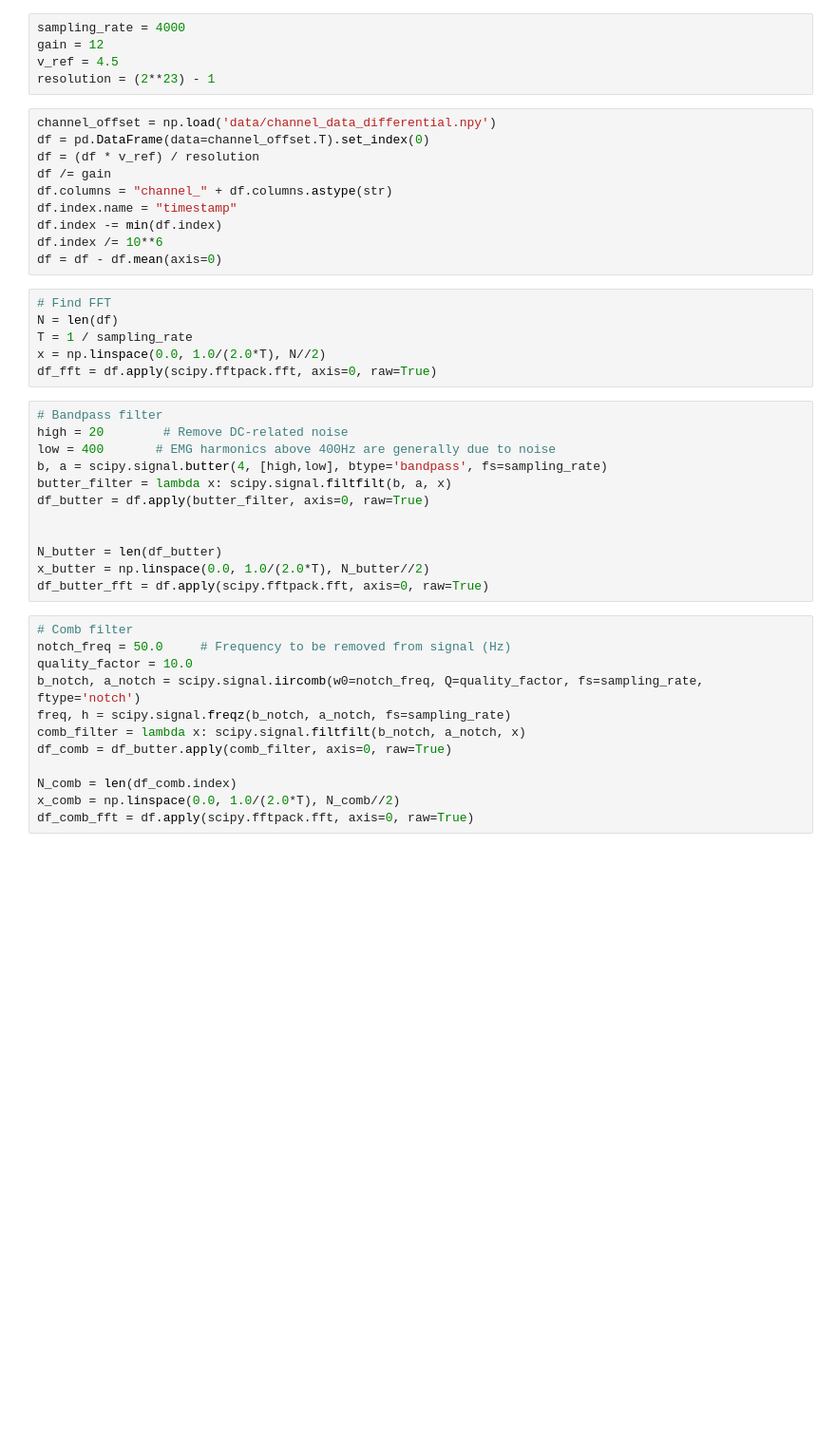
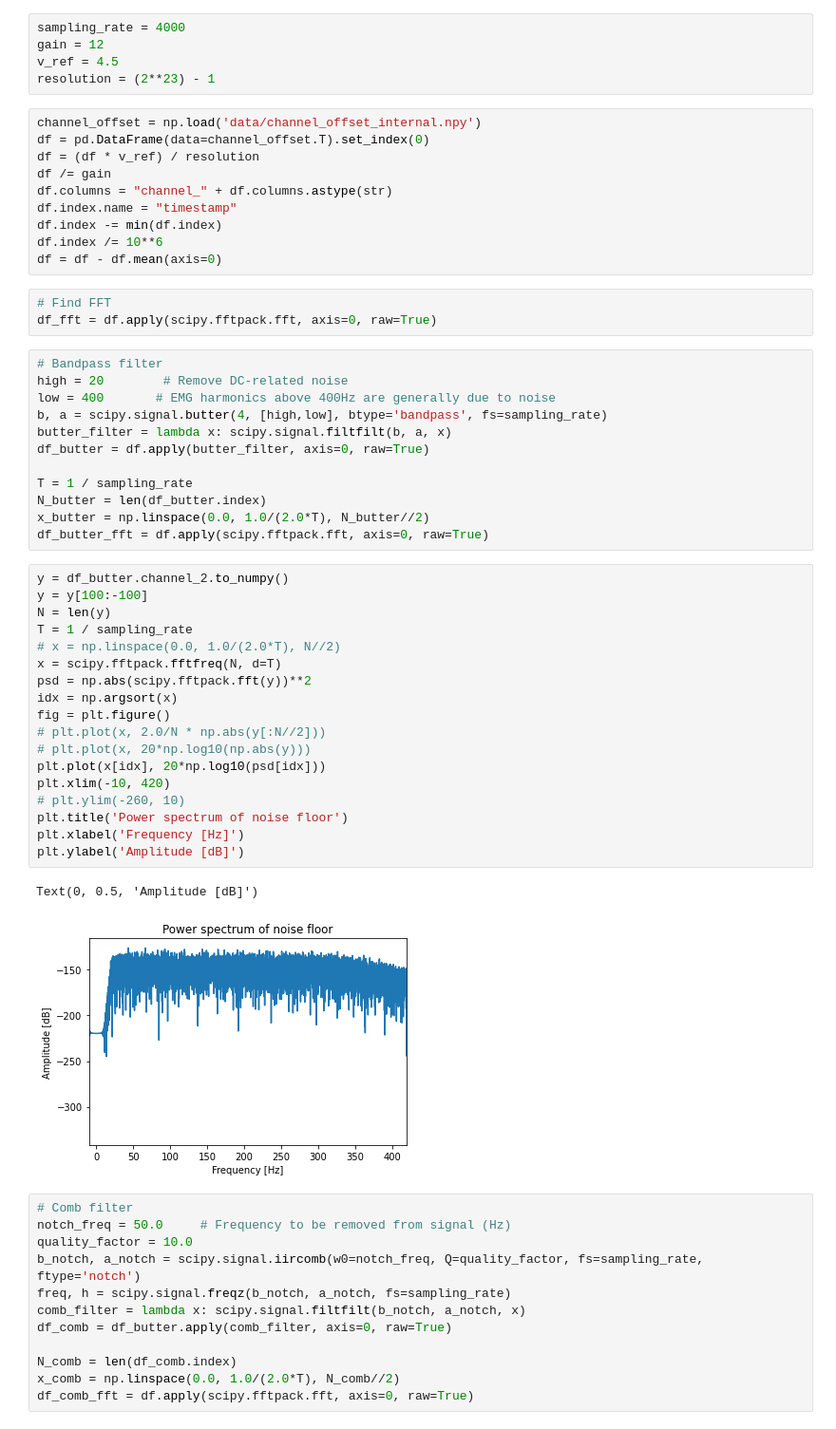
Before and after one commit to kstray/master-thesis-implementation, a Jupyter notebook: emg_processing.ipynb, the cells around one changed output. Shown at 95% size. Saved outputs shown, nothing was run; the diff lists cells and outputs as text; blank space fills up the shorter version.

```diff
--- a/emg_processing.ipynb
+++ b/emg_processing.ipynb
@@ -11,7 +11,7 @@ gain = 12
 v_ref = 4.5
 resolution = (2**23) - 1
 # %%
-channel_offset = np.load('data/channel_data_differential.npy')
+channel_offset = np.load('data/channel_offset_internal.npy')
 df = pd.DataFrame(data=channel_offset.T).set_index(0)
 df = (df * v_ref) / resolution
 df /= gain
@@ -22,9 +22,6 @@ df.index /= 10**6
 df = df - df.mean(axis=0)
 # %%
 # Find FFT
-N = len(df)
-T = 1 / sampling_rate
-x = np.linspace(0.0, 1.0/(2.0*T), N//2)
 df_fft = df.apply(scipy.fftpack.fft, axis=0, raw=True)
 # %%
 # Bandpass filter
@@ -34,10 +31,31 @@ b, a = scipy.signal.butter(4, [high,low], btype='bandpass', fs=sampling_rate)
 butter_filter = lambda x: scipy.signal.filtfilt(b, a, x)
 df_butter = df.apply(butter_filter, axis=0, raw=True)
 
-
-N_butter = len(df_butter)
+T = 1 / sampling_rate
+N_butter = len(df_butter.index)
 x_butter = np.linspace(0.0, 1.0/(2.0*T), N_butter//2)
 df_butter_fft = df.apply(scipy.fftpack.fft, axis=0, raw=True)
+# %%
+y = df_butter.channel_2.to_numpy()
+y = y[100:-100]
+N = len(y)
+T = 1 / sampling_rate
+# x = np.linspace(0.0, 1.0/(2.0*T), N//2)
+x = scipy.fftpack.fftfreq(N, d=T)
+psd = np.abs(scipy.fftpack.fft(y))**2
+idx = np.argsort(x)
+fig = plt.figure()
+# plt.plot(x, 2.0/N * np.abs(y[:N//2]))
+# plt.plot(x, 20*np.log10(np.abs(y)))
+plt.plot(x[idx], 20*np.log10(psd[idx]))
+plt.xlim(-10, 420)
+# plt.ylim(-260, 10)
+plt.title('Power spectrum of noise floor')
+plt.xlabel('Frequency [Hz]')
+plt.ylabel('Amplitude [dB]')
+# %% [output]
+Text(0, 0.5, 'Amplitude [dB]')
+[figure, added]
 # %%
 # Comb filter
 notch_freq = 50.0     # Frequency to be removed from signal (Hz)
```
Also changed, not shown: parts of 7 cells of this notebook.
